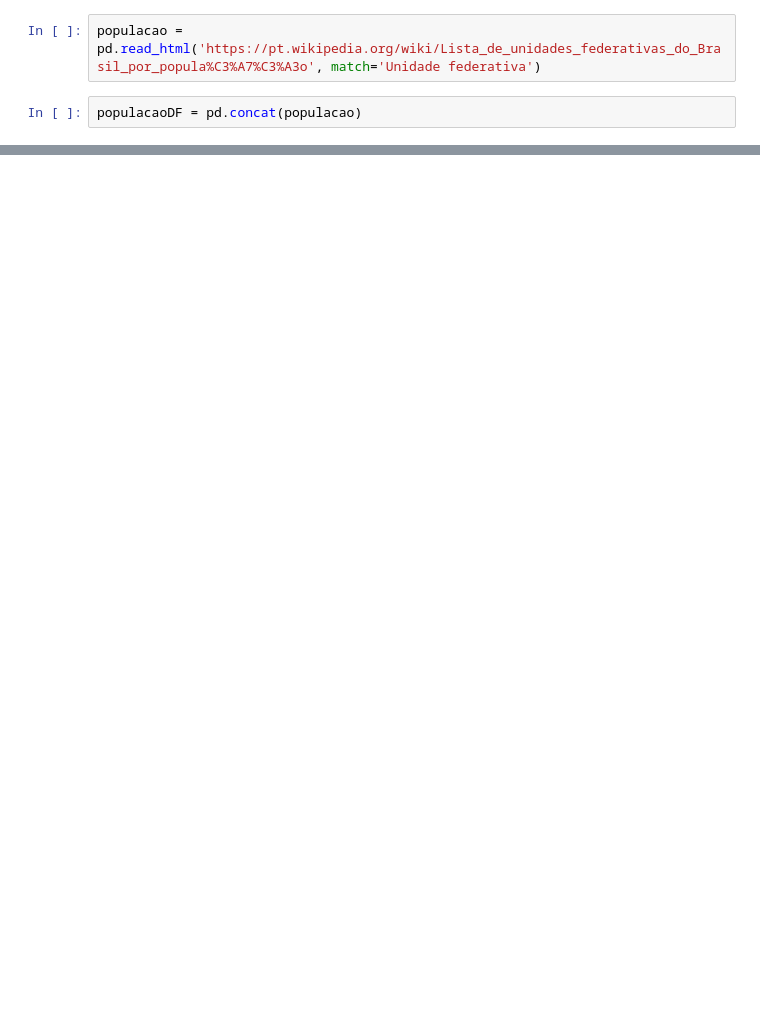
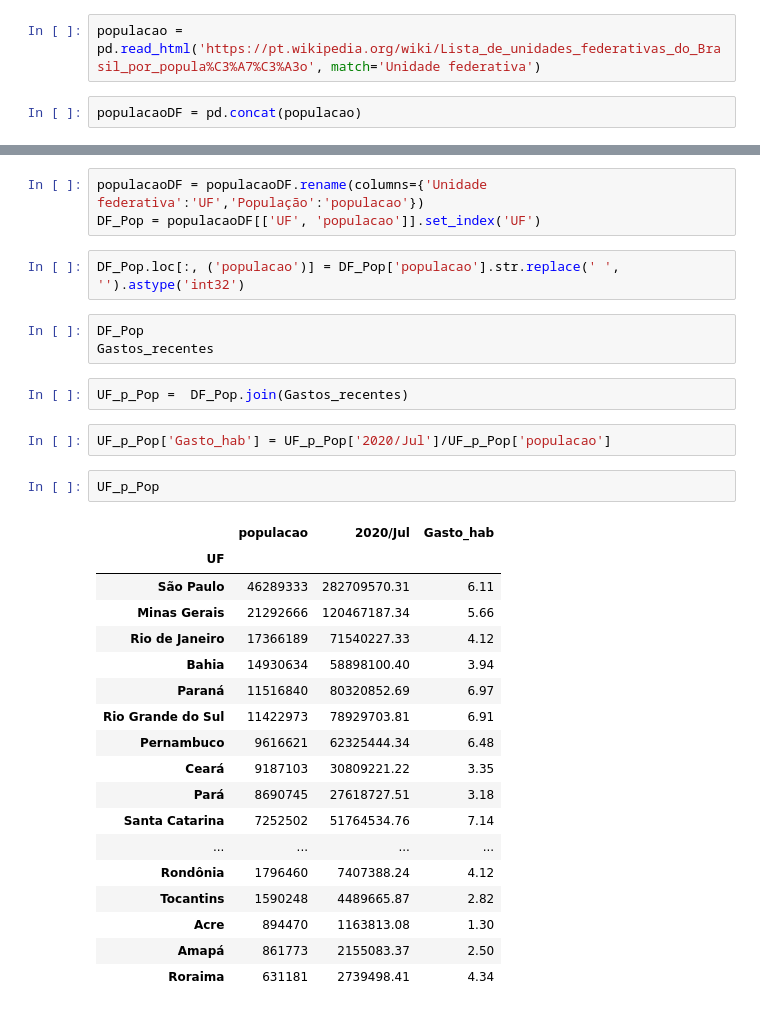
Before and after one commit to Kensawa94/Portifolio-Alura, a Jupyter notebook: Diário/Módulo 2/Atividade - 1/Atividade - 1.ipynb, the cells around one changed output, grey strips where cells are left out. Drawn from its saved outputs; the diff is of its cells as text; blank space fills up the shorter version.

Commit message:
Análise Por habitante
Merge do DF de pop e Gastos

```diff
--- a/Diário/Módulo 2/Atividade - 1/Atividade - 1.ipynb
+++ b/Diário/Módulo 2/Atividade - 1/Atividade - 1.ipynb
@@ -384,0 +370,33 @@ populacaoDF
+# %%
+populacaoDF = populacaoDF.rename(columns={'Unidade federativa':'UF','População':'populacao'})
+DF_Pop = populacaoDF[['UF', 'populacao']].set_index('UF')
+# %%
+DF_Pop.loc[:, ('populacao')] = DF_Pop['populacao'].str.replace(' ', '').astype('int32')
+# %%
+DF_Pop
+Gastos_recentes
+# %%
+UF_p_Pop =  DF_Pop.join(Gastos_recentes)
+# %%
+UF_p_Pop['Gasto_hab'] = UF_p_Pop['2020/Jul']/UF_p_Pop['populacao']
+# %%
+UF_p_Pop
+# %% [output]
+|  | populacao | 2020/Jul | Gasto_hab |
+| UF |  |  |  |
+| São Paulo | 46289333 | 282709570.31 | 6.11 |
+| Minas Gerais | 21292666 | 120467187.34 | 5.66 |
+| Rio de Janeiro | 17366189 | 71540227.33 | 4.12 |
+| Bahia | 14930634 | 58898100.40 | 3.94 |
+| Paraná | 11516840 | 80320852.69 | 6.97 |
+| Rio Grande do Sul | 11422973 | 78929703.81 | 6.91 |
+| Pernambuco | 9616621 | 62325444.34 | 6.48 |
+| Ceará | 9187103 | 30809221.22 | 3.35 |
+| Pará | 8690745 | 27618727.51 | 3.18 |
+| Santa Catarina | 7252502 | 51764534.76 | 7.14 |
+| ... | ... | ... | ... |
+| Rondônia | 1796460 | 7407388.24 | 4.12 |
+| Tocantins | 1590248 | 4489665.87 | 2.82 |
+| Acre | 894470 | 1163813.08 | 1.30 |
+| Amapá | 861773 | 2155083.37 | 2.50 |
+| Roraima | 631181 | 2739498.41 | 4.34 |
```
Also changed, not shown: parts of 5 cells of this notebook.
